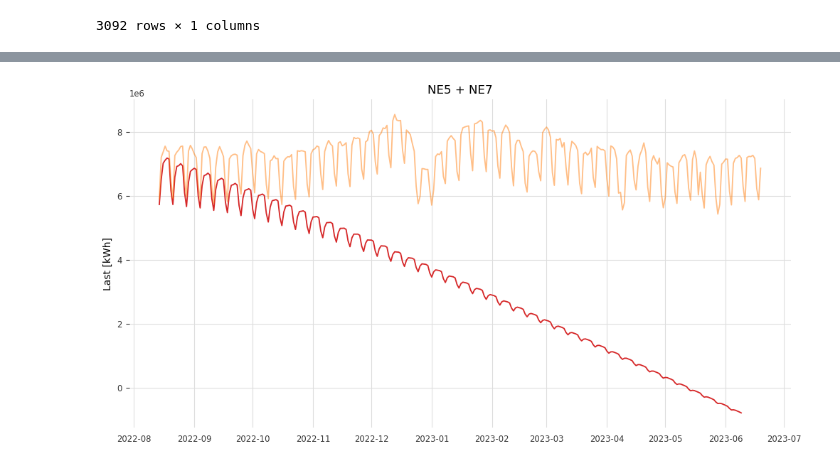
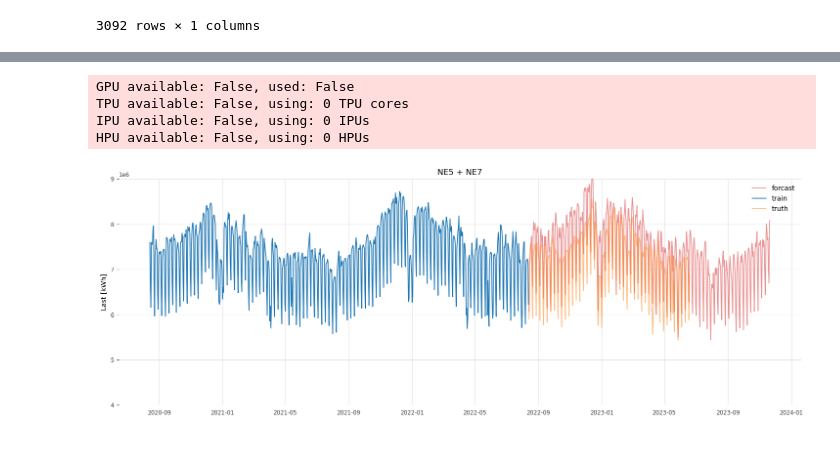
Before and after one commit to sbuse/ts_forecasting, a Jupyter notebook: DL/dlinear darts.ipynb, the cells around one changed output, grey strips where cells are left out. Drawn from its saved outputs; the diff is of its cells as text; code cells hidden in the pictures.

```diff
--- a/DL/dlinear darts.ipynb
+++ b/DL/dlinear darts.ipynb
@@ -79,7 +104,10 @@ Reassigned 1 values in the column Value_NE7. These values where more than 3 sigm
 | 2023-06-19 | 6.867893e+06 |
 3092 rows × 1 columns
 # %%
-from darts.timeseries import TimeSeries
+series_scaler = Scaler()
 
-ytrain = TimeSeries.from_dataframe(pdf_train)
-ytest  = TimeSeries.from_dataframe(pdf_test)
+
+ytrain = series_scaler.fit_transform(TimeSeries.from_dataframe(pdf_train))
+ytest  = series_scaler.fit_transform(TimeSeries.from_dataframe(pdf_test))
+ytotal = series_scaler.fit_transform(TimeSeries.from_dataframe(pdf))
+ytotal
@@ -86,4 +131,0 @@ ytest  = TimeSeries.from_dataframe(pdf_test)
-# %%
-forecaster = AutoARIMA(m=7))
-
-forecaster.fit(ytrain)
@@ -91,0 +132,16 @@ AutoARIMA(add_encoders=None, m=7, d=1)
+# %%
+model = DLinearModel(
+                    input_chunk_length = 2*365,
+                    output_chunk_length = 365,
+                    model_name = 'testModel',
+                    kernel_size=25, #default 25
+                    random_state=16,
+                    lr_scheduler_kwargs= {"optimizer": Adam, "threshold": 0.0001, "verbose": True, 'min_lr':1e-6, 'factor':0.5, 'threshold_mode':'abs'},
+                    optimizer_kwargs={'lr': 1e-3},
+                    #save_checkpoints=True,
+                    #force_reset=True, Default is false
+                    )
+
+#lr_scheduler_cls = ReduceLROnPlateau, only works if validations series is used in fit().
+
+model.fit(series=ytotal,epochs=50)
@@ -92,17 +169,21 @@ AutoARIMA(add_encoders=None, m=7, d=1)
 # %%
-y_pred = forecaster.predict(n=300)
-y_pred = y_pred.pd_series()
+y_pred = model.predict(n=int(1.5*len(ytest)), series=ytrain)
+y_pred = series_scaler.inverse_transform(y_pred).pd_series()
+# %% [output]
+GPU available: False, used: False
+TPU available: False, using: 0 TPU cores
+IPU available: False, using: 0 IPUs
+HPU available: False, using: 0 HPUs
 # %%
+plt.figure(figsize=(18, 6))
 
-
-plt.figure(figsize=(12, 6))
-
-plt.plot(y_pred, color="tab:red", label="forcast")
-#plt.plot(pdf_train, color="tab:blue", label="train")
+plt.plot(y_pred, color="tab:red", label="forcast", alpha=0.5)
+plt.plot(pdf_train[-2*365:], color="tab:blue", label="train")
 plt.plot(pdf_test, color="tab:orange", label="truth", alpha=0.5)
+plt.legend()
 plt.title("NE5 + NE7")
 plt.ylabel("Last [kWh]")
-#plt.ylim(4e6, 9e6)
+plt.ylim(4e6, 9e6)
 plt.show()
 # %% [output]
-[figure, old version]
+[figure, new version]
```
Also changed, not shown: parts of 6 cells of this notebook, 1 other file.
